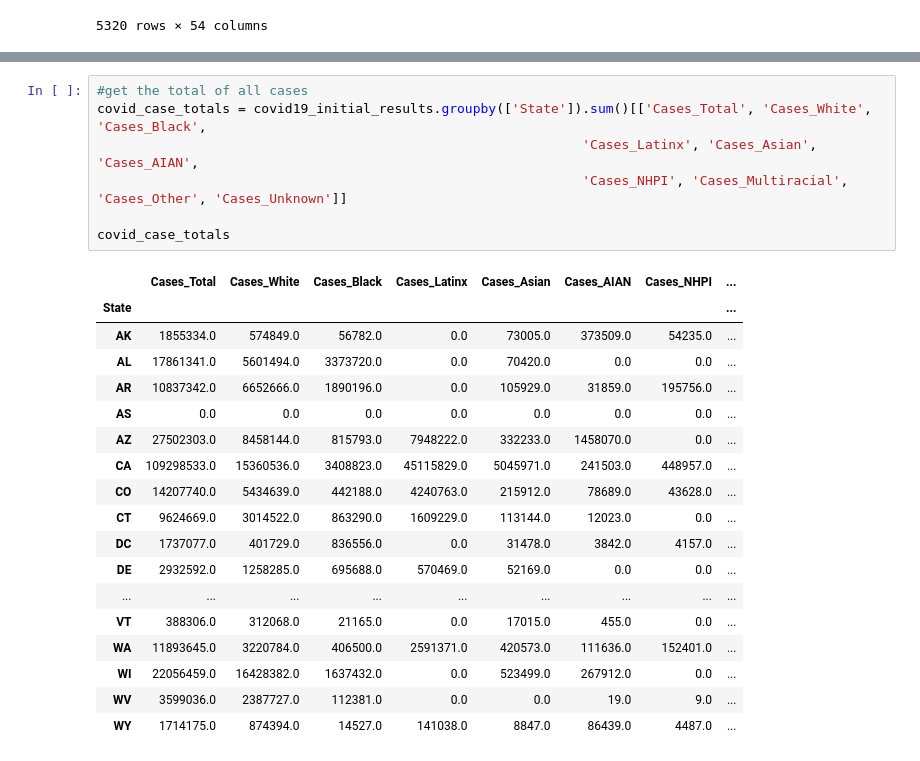
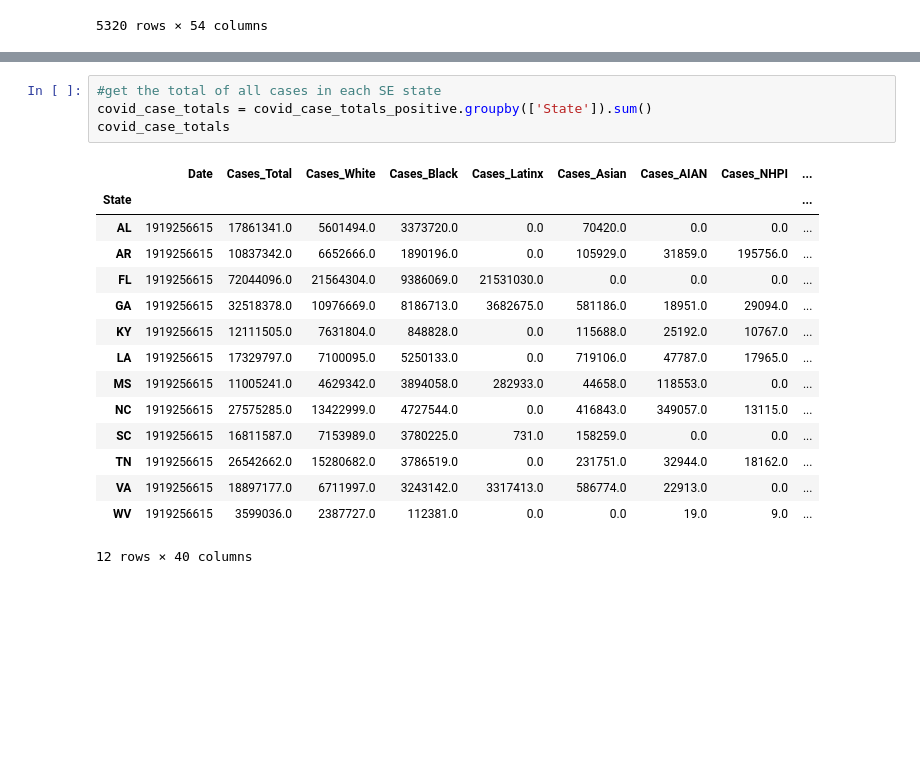
Before and after one commit to burnettaw/CMBKS-Group-5, a Jupyter notebook: covid_analysis_G1-3.ipynb, the cells around one changed output, grey strips where cells are left out. Drawn from its saved outputs; the diff is of its cells as text; blank space fills up the shorter version.

```diff
--- a/covid_analysis_G1-3.ipynb
+++ b/covid_analysis_G1-3.ipynb
@@ -38,26 +70,20 @@ covid19_initial_results.count
 # %%
-#get the total of all cases
-covid_case_totals = covid19_initial_results.groupby(['State']).sum()[['Cases_Total', 'Cases_White', 'Cases_Black',
-                                                              'Cases_Latinx', 'Cases_Asian', 'Cases_AIAN',
-                                                              'Cases_NHPI', 'Cases_Multiracial', 'Cases_Other', 'Cases_Unknown']]
-
+#get the total of all cases in each SE state
+covid_case_totals = covid_case_totals_positive.groupby(['State']).sum()
 covid_case_totals
 # %% [output]
-|  | Cases_Total | Cases_White | Cases_Black | Cases_Latinx | Cases_Asian | Cases_AIAN | Cases_NHPI | ... |
-| State |  |  |  |  |  |  |  | ... |
-| AK | 1855334.0 | 574849.0 | 56782.0 | 0.0 | 73005.0 | 373509.0 | 54235.0 | ... |
-| AL | 17861341.0 | 5601494.0 | 3373720.0 | 0.0 | 70420.0 | 0.0 | 0.0 | ... |
-| AR | 10837342.0 | 6652666.0 | 1890196.0 | 0.0 | 105929.0 | 31859.0 | 195756.0 | ... |
-| AS | 0.0 | 0.0 | 0.0 | 0.0 | 0.0 | 0.0 | 0.0 | ... |
-| AZ | 27502303.0 | 8458144.0 | 815793.0 | 7948222.0 | 332233.0 | 1458070.0 | 0.0 | ... |
-| CA | 109298533.0 | 15360536.0 | 3408823.0 | 45115829.0 | 5045971.0 | 241503.0 | 448957.0 | ... |
-| CO | 14207740.0 | 5434639.0 | 442188.0 | 4240763.0 | 215912.0 | 78689.0 | 43628.0 | ... |
-| CT | 9624669.0 | 3014522.0 | 863290.0 | 1609229.0 | 113144.0 | 12023.0 | 0.0 | ... |
-| DC | 1737077.0 | 401729.0 | 836556.0 | 0.0 | 31478.0 | 3842.0 | 4157.0 | ... |
-| DE | 2932592.0 | 1258285.0 | 695688.0 | 570469.0 | 52169.0 | 0.0 | 0.0 | ... |
-| ... | ... | ... | ... | ... | ... | ... | ... | ... |
-| VT | 388306.0 | 312068.0 | 21165.0 | 0.0 | 17015.0 | 455.0 | 0.0 | ... |
-| WA | 11893645.0 | 3220784.0 | 406500.0 | 2591371.0 | 420573.0 | 111636.0 | 152401.0 | ... |
-| WI | 22056459.0 | 16428382.0 | 1637432.0 | 0.0 | 523499.0 | 267912.0 | 0.0 | ... |
-| WV | 3599036.0 | 2387727.0 | 112381.0 | 0.0 | 0.0 | 19.0 | 9.0 | ... |
-| WY | 1714175.0 | 874394.0 | 14527.0 | 141038.0 | 8847.0 | 86439.0 | 4487.0 | ... |
+|  | Date | Cases_Total | Cases_White | Cases_Black | Cases_Latinx | Cases_Asian | Cases_AIAN | Cases_NHPI | ... |
+| State |  |  |  |  |  |  |  |  | ... |
+| AL | 1919256615 | 17861341.0 | 5601494.0 | 3373720.0 | 0.0 | 70420.0 | 0.0 | 0.0 | ... |
+| AR | 1919256615 | 10837342.0 | 6652666.0 | 1890196.0 | 0.0 | 105929.0 | 31859.0 | 195756.0 | ... |
+| FL | 1919256615 | 72044096.0 | 21564304.0 | 9386069.0 | 21531030.0 | 0.0 | 0.0 | 0.0 | ... |
+| GA | 1919256615 | 32518378.0 | 10976669.0 | 8186713.0 | 3682675.0 | 581186.0 | 18951.0 | 29094.0 | ... |
+| KY | 1919256615 | 12111505.0 | 7631804.0 | 848828.0 | 0.0 | 115688.0 | 25192.0 | 10767.0 | ... |
+| LA | 1919256615 | 17329797.0 | 7100095.0 | 5250133.0 | 0.0 | 719106.0 | 47787.0 | 17965.0 | ... |
+| MS | 1919256615 | 11005241.0 | 4629342.0 | 3894058.0 | 282933.0 | 44658.0 | 118553.0 | 0.0 | ... |
+| NC | 1919256615 | 27575285.0 | 13422999.0 | 4727544.0 | 0.0 | 416843.0 | 349057.0 | 13115.0 | ... |
+| SC | 1919256615 | 16811587.0 | 7153989.0 | 3780225.0 | 731.0 | 158259.0 | 0.0 | 0.0 | ... |
+| TN | 1919256615 | 26542662.0 | 15280682.0 | 3786519.0 | 0.0 | 231751.0 | 32944.0 | 18162.0 | ... |
+| VA | 1919256615 | 18897177.0 | 6711997.0 | 3243142.0 | 3317413.0 | 586774.0 | 22913.0 | 0.0 | ... |
+| WV | 1919256615 | 3599036.0 | 2387727.0 | 112381.0 | 0.0 | 0.0 | 19.0 | 9.0 | ... |
+12 rows × 40 columns
```
Also changed, not shown: parts of 22 cells of this notebook.
